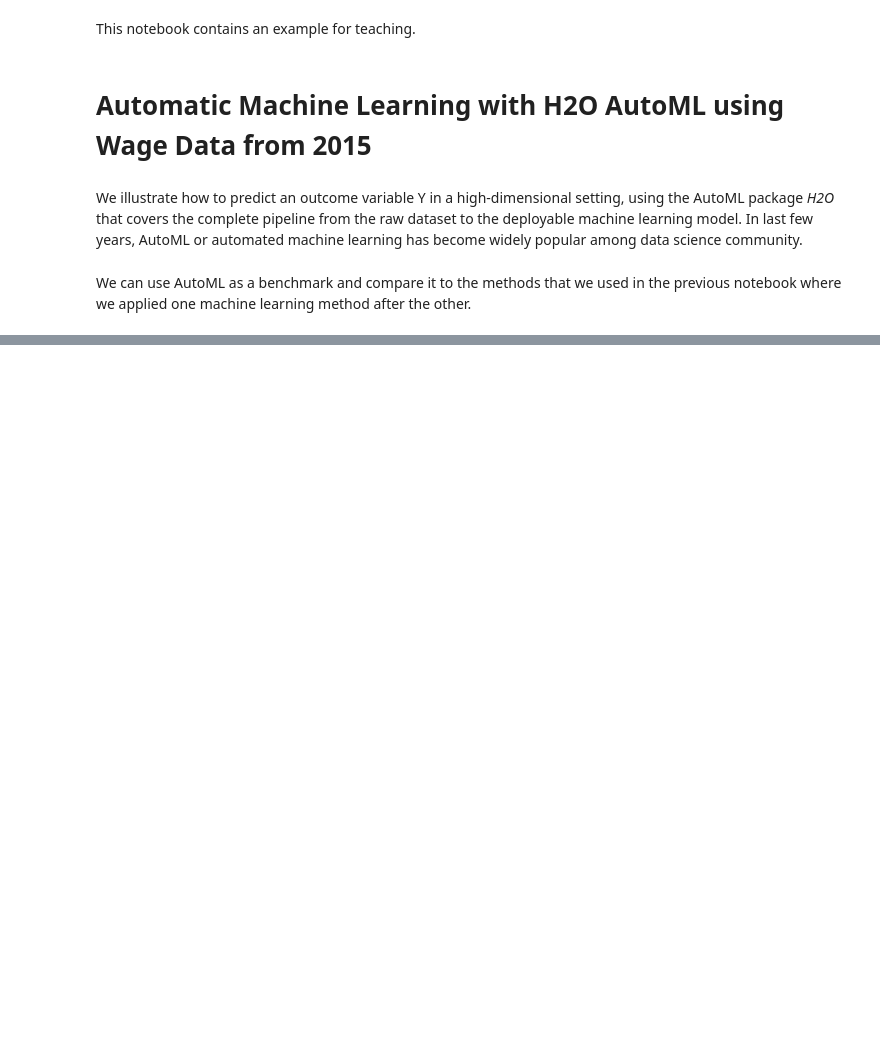
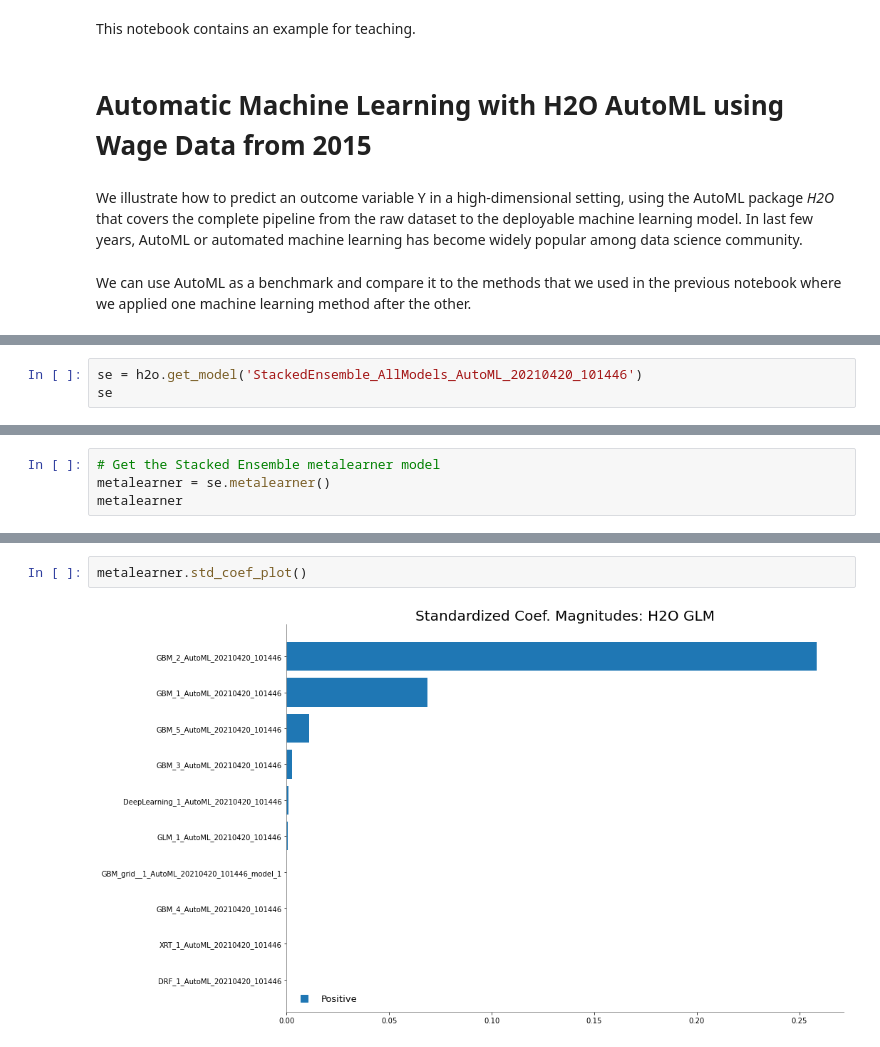
Before and after one commit to alexanderquispe/14.38_Causal_ML, a Jupyter notebook: Jupyter_Notebooks/automl_for_wage_prediction.ipynb, the cells around one changed output, grey strips where cells are left out. Saved outputs shown, nothing was run; the diff lists cells and outputs as text; blank space fills up the shorter version.

```diff
--- a/Jupyter_Notebooks/automl_for_wage_prediction.ipynb
+++ b/Jupyter_Notebooks/automl_for_wage_prediction.ipynb
@@ -46,0 +216,3 @@ Connecting to H2O server at http://127.0.0.1:54321 ... successful.
+# %%
+se = h2o.get_model('StackedEnsemble_AllModels_AutoML_20210420_101446')
+se
@@ -46,0 +237,4 @@ Connecting to H2O server at http://127.0.0.1:54321 ... successful.
+# %%
+# Get the Stacked Ensemble metalearner model
+metalearner = se.metalearner()
+metalearner
@@ -46,0 +310,4 @@ Connecting to H2O server at http://127.0.0.1:54321 ... successful.
+# %%
+metalearner.std_coef_plot()
+# %% [output]
+[figure, added]
```
Also changed, not shown: parts of 34 cells of this notebook, 2 other files.
